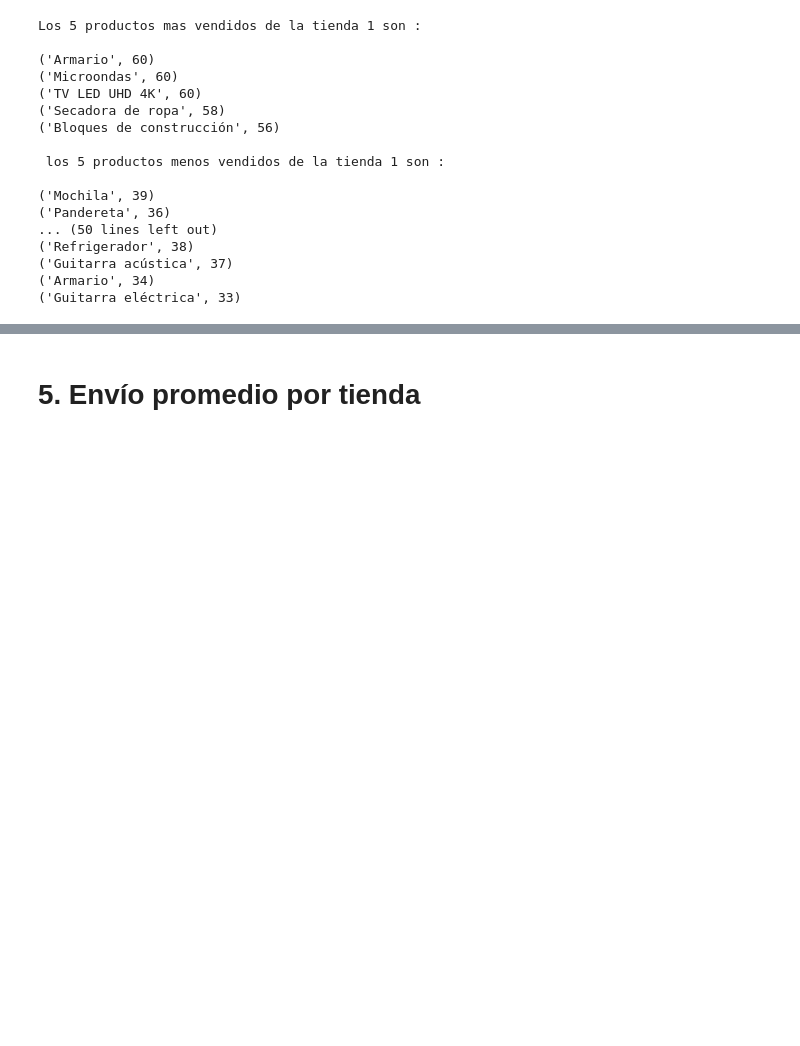
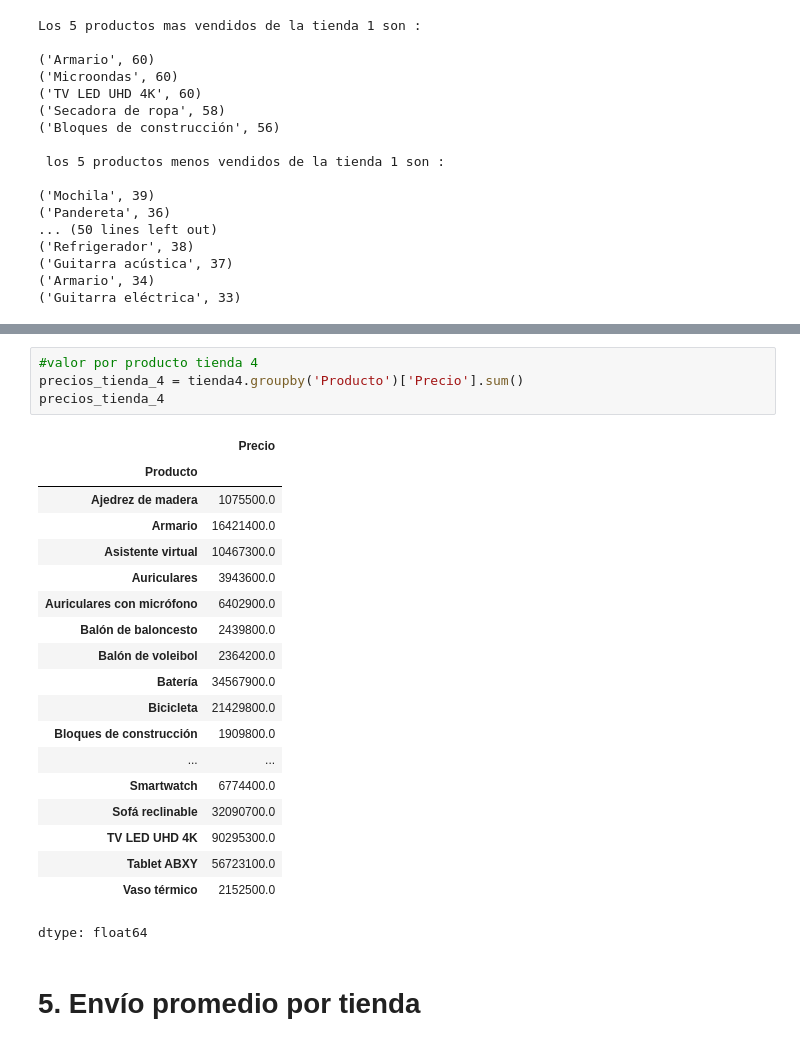
Before and after one commit to veterydaisy/AluraStore, a Jupyter notebook: AluraStoreLatam.ipynb, the cells around one changed output, grey strips where cells are left out. Saved outputs shown, nothing was run; the diff lists cells and outputs as text; blank space fills up the shorter version.

```diff
--- a/AluraStoreLatam.ipynb
+++ b/AluraStoreLatam.ipynb
@@ -358,3 +428,27 @@ Los 5 productos mas vendidos de la tienda 1 son :
+# %%
+#valor por producto tienda 4
+precios_tienda_4 = tienda4.groupby('Producto')['Precio'].sum()
+precios_tienda_4
+# %% [output]
+|  | Precio |
+| Producto |  |
+| Ajedrez de madera | 1075500.0 |
+| Armario | 16421400.0 |
+| Asistente virtual | 10467300.0 |
+| Auriculares | 3943600.0 |
+| Auriculares con micrófono | 6402900.0 |
+| Balón de baloncesto | 2439800.0 |
+| Balón de voleibol | 2364200.0 |
+| Batería | 34567900.0 |
+| Bicicleta | 21429800.0 |
+| Bloques de construcción | 1909800.0 |
+| ... | ... |
+| Smartwatch | 6774400.0 |
+| Sofá reclinable | 32090700.0 |
+| TV LED UHD 4K | 90295300.0 |
+| Tablet ABXY | 56723100.0 |
+| Vaso térmico | 2152500.0 |
+dtype: float64
 # %% [markdown]
 # 5. Envío promedio por tienda
 # %%
```
Also changed, not shown: parts of 8 cells of this notebook.
